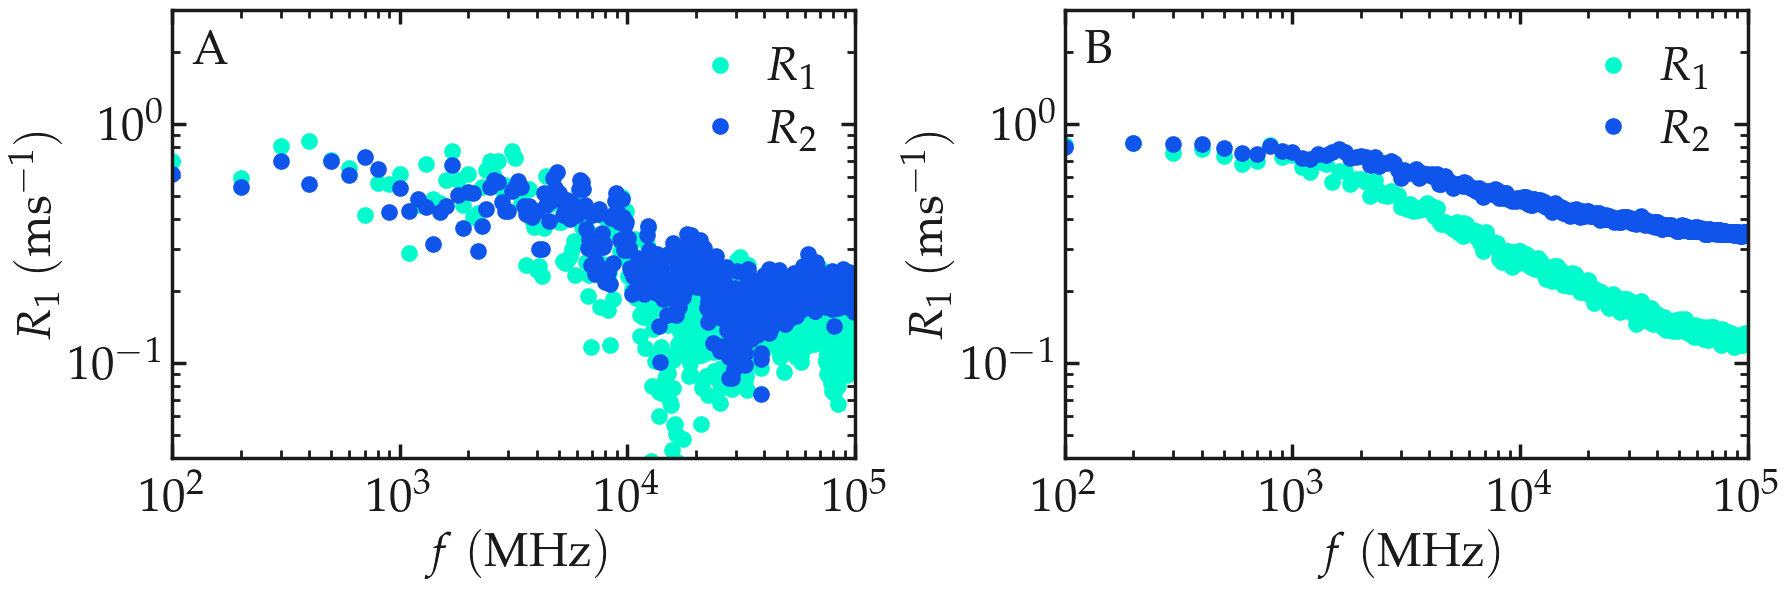
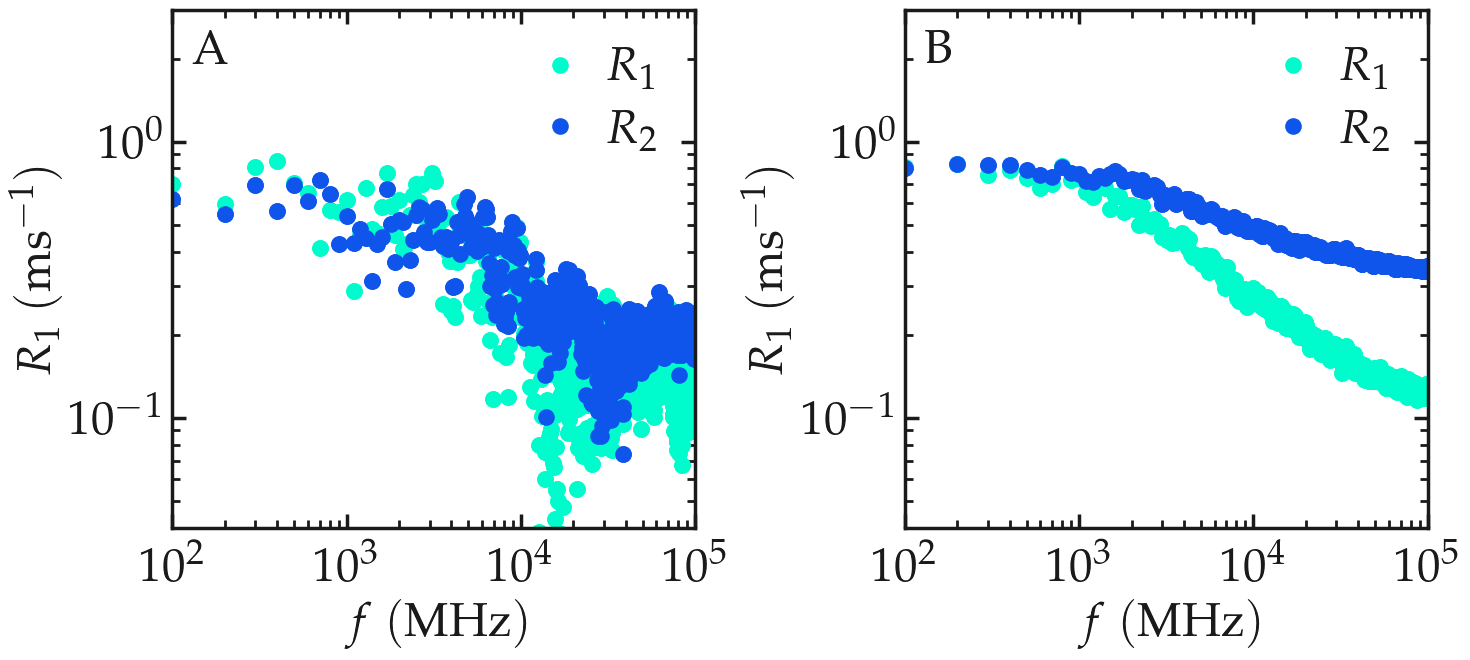
Code edit (unified diff) that turned the first committed figure into the second:
--- before
+++ after
@@ -6,6 +6,6 @@
 
     myplt = PltTools()
-    myplt.prepare_figure(fig_size = (18,6), dark_mode = dark_mode,
-                            transparency = True, use_serif=True, n_colone = 2)
+    myplt.prepare_figure(fig_size = (14.8,6.7), dark_mode = dark_mode,
+                         transparency = True, use_serif=True, n_colone = 2)
     
     # Panel 1

Commit: improved figures aspect ratio